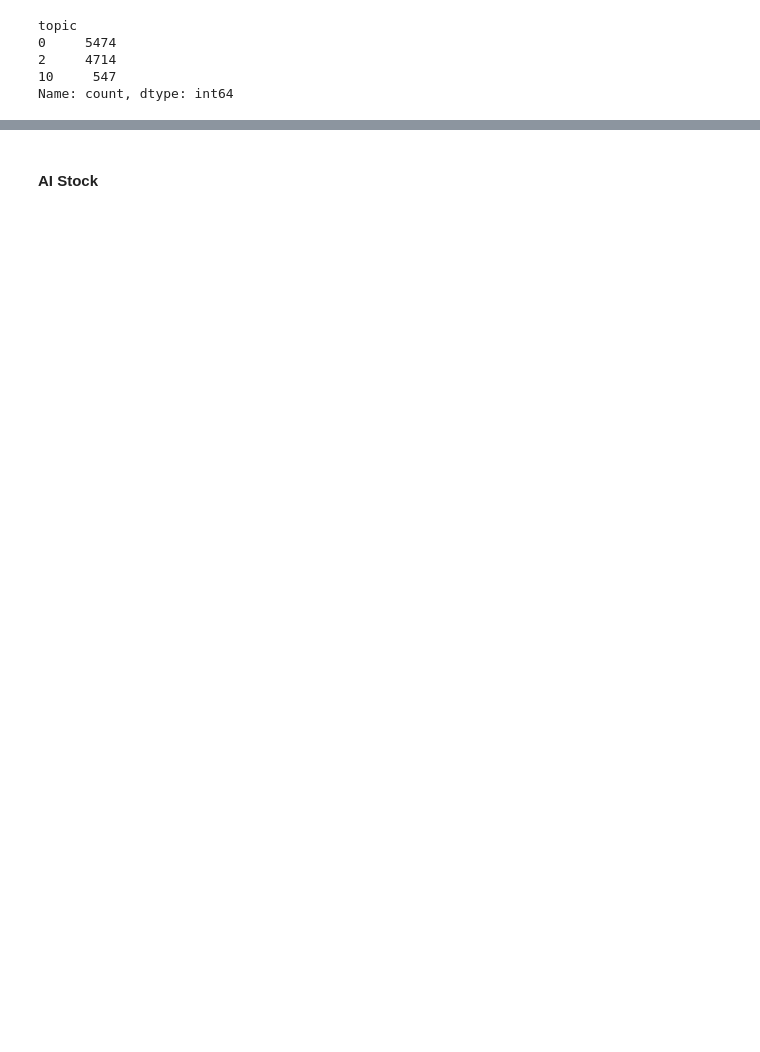
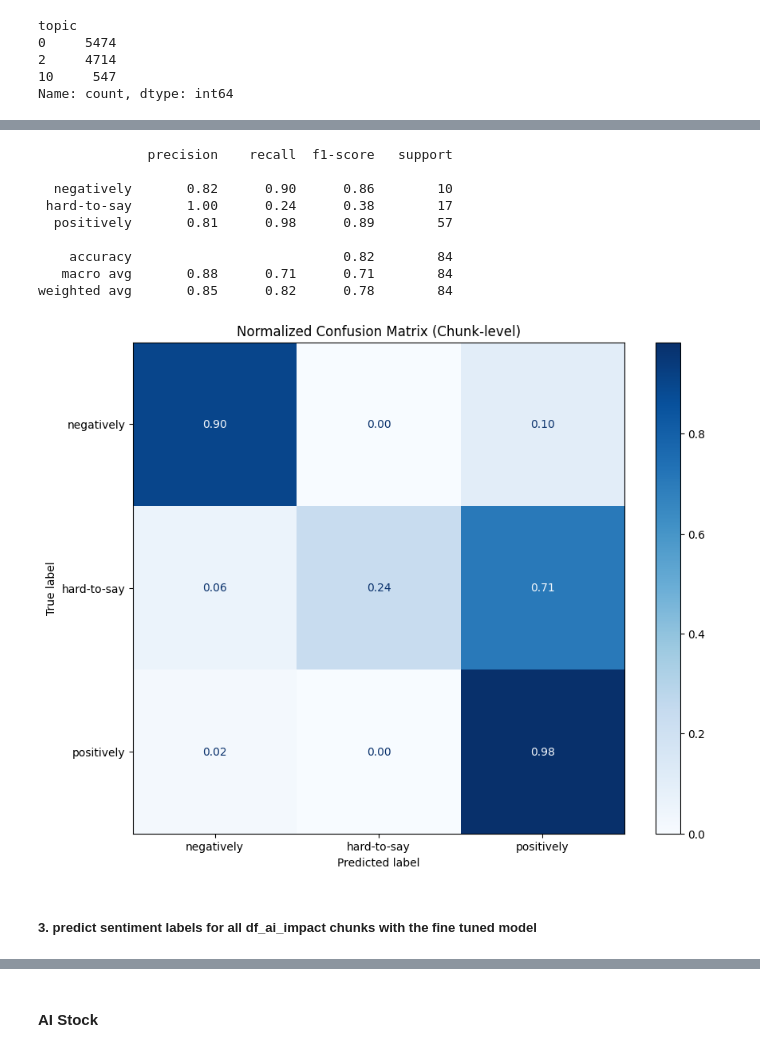
Before and after one commit to Yoki-SyZhang/NLP-How-AI-Impact-Industry, a Jupyter notebook: notebooks/03_Finance_Specific_Topic_and_Entity_Sentiment.ipynb, the cells around one changed output, grey strips where cells are left out. Cells and saved outputs as stored; diff of their text form; code cells hidden in the pictures; blank space fills up the shorter version.

```diff
--- a/notebooks/03_Finance_Specific_Topic_and_Entity_Sentiment.ipynb
+++ b/notebooks/03_Finance_Specific_Topic_and_Entity_Sentiment.ipynb
@@ -477,0 +818,3 @@ df_ai_impact_sample = pd.concat([
+# %%
+df_train_ai_impact_label_aug = pd.read_parquet(f"{DATA_DIR}/Industry_specific/finance_ai_impact_train_aug.parquet")
+df_train_ai_impact_label_aug.head()
@@ -477,0 +854,12 @@ df_ai_impact_sample = pd.concat([
+# %%
+from sklearn.model_selection import train_test_split
+train_df, valid_df = train_test_split( df_train, test_size=0.15, random_state=42, stratify=df_train["label"])
+print(train_df["label"].value_counts())
+print(valid_df["label"].value_counts())
+
+from datasets import Dataset, DatasetDict
+train_dataset = Dataset.from_pandas(train_df.reset_index(drop=True), preserve_index=False)
+valid_dataset = Dataset.from_pandas(valid_df.reset_index(drop=True), preserve_index=False)
+
+dataset_dict = DatasetDict({ "train": train_dataset, "validation": valid_dataset})
+dataset_dict
@@ -477,0 +1005,4 @@ df_ai_impact_sample = pd.concat([
+# %%
+trainer.train()
+trainer.save_model(f"{model_dir}/{trained_model_name}")
+tokenizer.save_pretrained(f"{model_dir}/{trained_model_name}")
@@ -477,0 +1026,33 @@ df_ai_impact_sample = pd.concat([
+# %%
+from sklearn.metrics import classification_report
+val_pred = trainer.predict(tokenized_datasets["validation"])
+val_preds = np.argmax(val_pred.predictions, axis=-1)
+val_labels = np.array(tokenized_datasets["validation"]["label"])
+
+print(classification_report(
+    val_labels,
+    val_preds,
+    target_names=[id2label[i] for i in sorted(id2label.keys())],
+    zero_division=0
+))
+
+from sklearn.metrics import confusion_matrix, ConfusionMatrixDisplay
+cm = confusion_matrix(val_labels, val_preds, normalize='true')
+fig, ax = plt.subplots(figsize=(10, 8))
+disp = ConfusionMatrixDisplay(confusion_matrix=cm, display_labels=[id2label[i] for i in sorted(id2label.keys())])
+disp.plot(cmap='Blues', ax=ax, values_format='.2f')
+plt.title("Normalized Confusion Matrix (Chunk-level)")
+plt.show()
+# %% [output]
+              precision    recall  f1-score   support
+
+  negatively       0.82      0.90      0.86        10
+ hard-to-say       1.00      0.24      0.38        17
+  positively       0.81      0.98      0.89        57
+
+    accuracy                           0.82        84
+   macro avg       0.88      0.71      0.71        84
+weighted avg       0.85      0.82      0.78        84
+[figure, added]
+# %% [markdown]
+##### 3. predict sentiment labels for all df_ai_impact chunks with the fine tuned model
```
Also changed, not shown: parts of 117 cells of this notebook, 8 other files.
